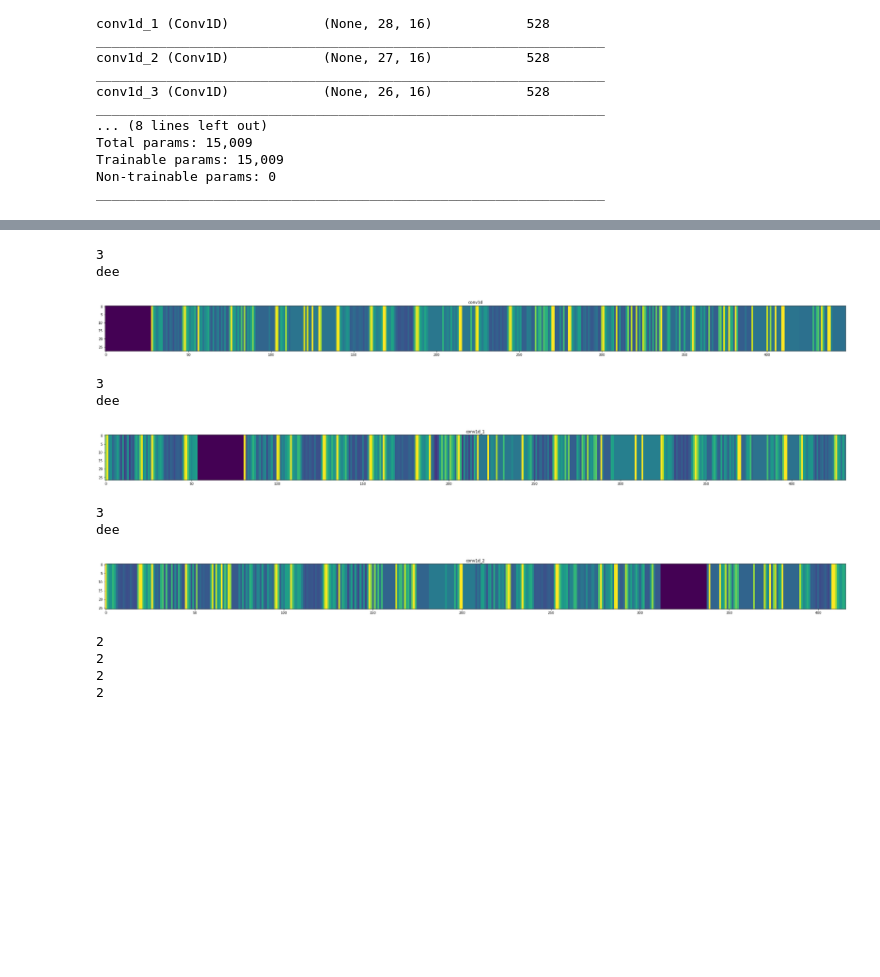
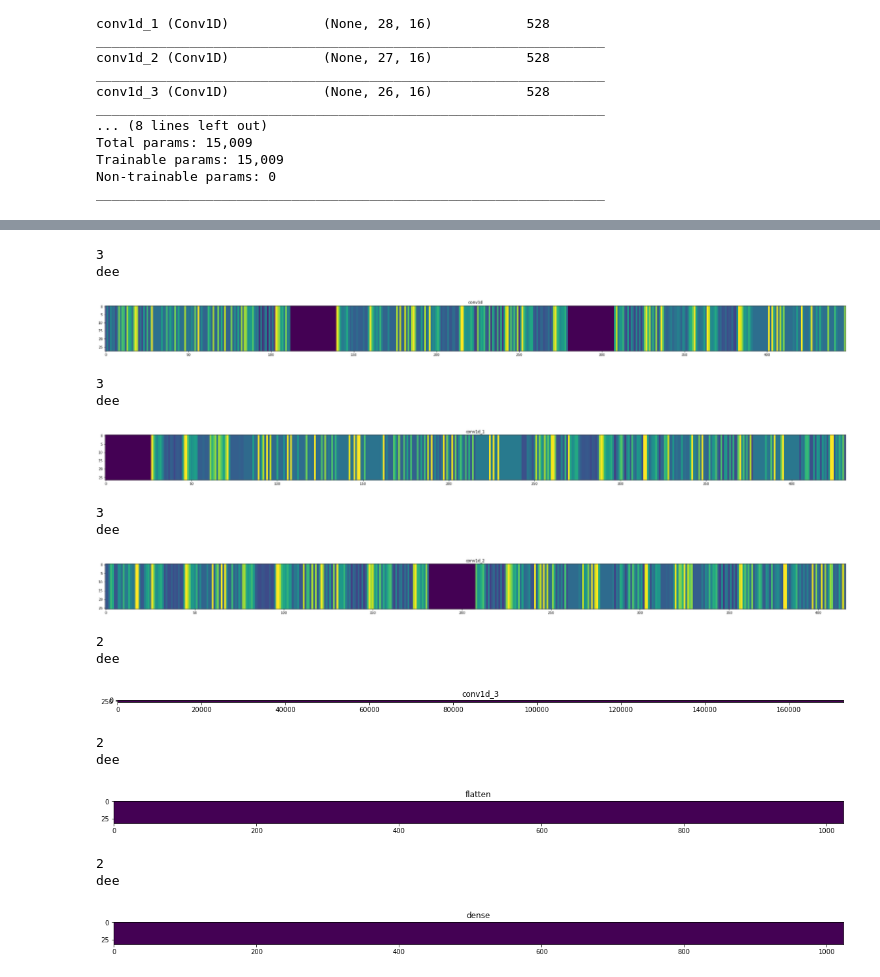
Before and after one commit to ananthkumarmv/Handling-Missing-Data-Problem-Using-KNN-in-EHRs-and-classification-of-Breast-Cancer-using-1D-CNN, a Jupyter notebook: 3_CNN/Imputation-Using-KNN.ipynb, the cells around one changed output, grey strips where cells are left out. Drawn from its saved outputs; the diff is of its cells as text; code cells hidden in the pictures; blank space fills up the shorter version.

```diff
--- a/3_CNN/Imputation-Using-KNN.ipynb
+++ b/3_CNN/Imputation-Using-KNN.ipynb
@@ -371,68 +398,73 @@ for layer_name, feature_map in zip(layer_names, successive_feature_maps):
       # x  = feature_map[0, i]
       x -= x.mean()
       x /= x.std ()
       x *=  64
       x += 128
       x  = np.clip(x, 0, 255).astype('uint8')
       display_grid[:, i * size : (i + 1) * size] = x # Tile each filter into a horizontal grid
 
     #-----------------
     # Display the grid
     #-----------------
 
     scale = 40. / n_features
     plt.figure( figsize=(scale * n_features, scale) )
     plt.title ( layer_name )
     plt.grid  ( False )
     plt.imshow( display_grid, aspect='auto', cmap='viridis' )
     plt.show()
-  # if len(feature_map.shape) == 2:
-  #   print("dee")
-  #   #-------------------------------------------
-  #   # Just do this for the conv / maxpool layers, not the fully-connected layers
-  #   #-------------------------------------------
-  #   n_features = feature_map.shape[-1]  # number of features in the feature map
-  #   size       = feature_map.shape[ 1]  # feature map shape (1, size, size, n_features)
+  if len(feature_map.shape) == 2:
+    print("dee")
+    #-------------------------------------------
+    # Just do this for the conv / maxpool layers, not the fully-connected layers
+    #-------------------------------------------
+    n_features = feature_map.shape[-1]  # number of features in the feature map
+    size       = feature_map.shape[ 1]  # feature map shape (1, size, size, n_features)
 
-  #   # We will tile our images in this matrix
-  #   display_grid = np.zeros((size, size * n_features))
+    # We will tile our images in this matrix
+    display_grid = np.zeros((size, size * n_features))
 
-  #   #-------------------------------------------------
-  #   # Postprocess the feature to be visually palatable
-  #   #-------------------------------------------------
-  #   for i in range(n_features):
-  #     # x  = feature_map[0, :, :, i]
-  #     # x  = feature_map[0, :, i]
-  #     x  = feature_map[0, i]
-  #     x -= x.mean()
-  #     x /= x.std ()
-  #     x *=  64
-  #     x += 128
-  #     x  = np.clip(x, 0, 255).astype('uint8')
-  #     display_grid[:, i * size : (i + 1) * size] = x # Tile each filter into a horizontal grid
+    #-------------------------------------------------
+    # Postprocess the feature to be visually palatable
+    #-------------------------------------------------
+    for i in range(n_features):
+      # x  = feature_map[0, :, :, i]
+      # x  = feature_map[0, :, i]
+      x  = feature_map[0, i]
+      x -= x.mean()
+      x /= x.std ()
+      x *=  64
+      x += 128
+      x  = np.clip(x, 0, 255).astype('uint8')
+      display_grid[:, i * size : (i + 1) * size] = x # Tile each filter into a horizontal grid
 
-  #   #-----------------
-  #   # Display the grid
-  #   #-----------------
+    #-----------------
+    # Display the grid
+    #-----------------
 
 
-  #   scale = 20. / n_features
-  #   plt.figure( figsize=(scale * n_features, scale) )
-  #   plt.title ( layer_name )
-  #   plt.grid  ( False )
-  #   plt.imshow( display_grid, aspect='auto', cmap='viridis' )
-  #   plt.show()
+    scale = 20. / n_features
+    plt.figure( figsize=(scale * n_features, scale) )
+    plt.title ( layer_name )
+    plt.grid  ( False )
+    plt.imshow( display_grid, aspect='auto', cmap='viridis' )
+    plt.show()
 # %% [output]
 3
 dee
-[figure, old version]
+[figure, new version]
 3
 dee
-[figure, old version]
+[figure, new version]
 3
 dee
-[figure, old version]
+[figure, new version]
 2
-2
-2
-2
+dee
+[figure, added]
+2
+dee
+[figure, added]
+2
+dee
+[figure, added]
```
Also changed, not shown: parts of 11 cells of this notebook.
